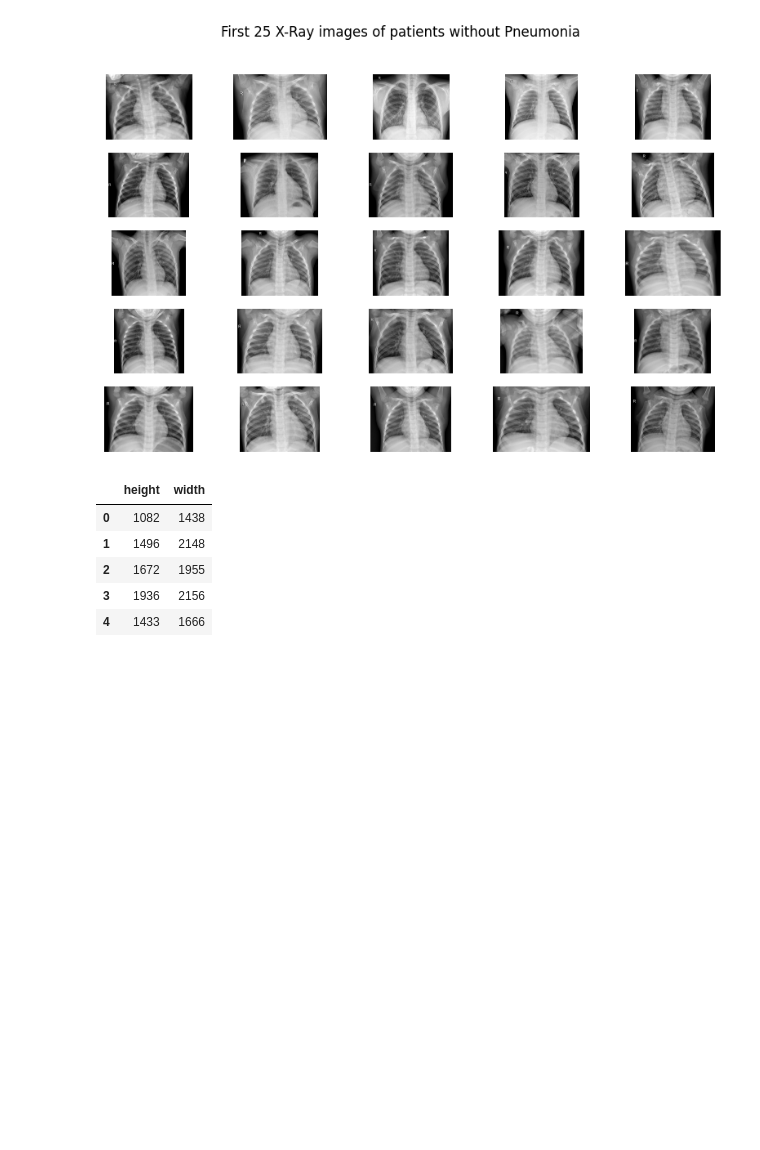
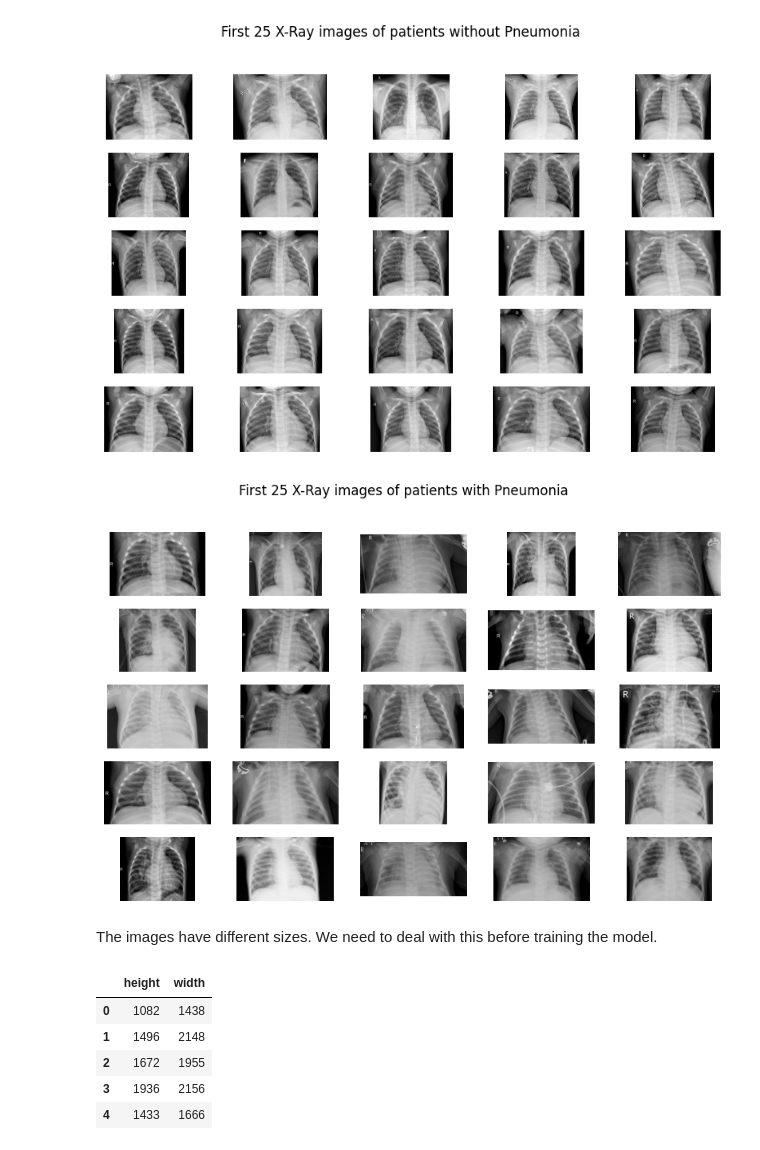
Before and after one commit to sarambulo/Pneumonia_detection, a Jupyter notebook: notebooks/Pneumonia_detection.ipynb, the cells around one changed output. Drawn from its saved outputs; the diff is of its cells as text; code cells hidden in the pictures; blank space fills up the shorter version.

```diff
--- a/notebooks/Pneumonia_detection.ipynb
+++ b/notebooks/Pneumonia_detection.ipynb
@@ -49,4 +54,9 @@ plt.show()
 # %% [output]
 [figure]
 # %%
-X_train_normal = [cv.imread(x.as_posix(), cv.IMREAD_GRAYSCALE) for x in Path(path / "train" / "normal").iterdir()]
+path_generator = Path(path / "train" / "normal").iterdir()
+X_train_normal = []
+for i in range(100):
+    image = cv.imread(next(path_generator).as_posix(), cv.IMREAD_GRAYSCALE)
+    if image is not None:
+        X_train_normal.append(image)
@@ -68,4 +83,20 @@ fig.set_size_inches(10, 6)
 fig.show()
 # %% [output]
 [figure]
+# %%
+fig, axs = plt.subplots(5, 5)
+i = 0
+for row in axs:
+    for ax in row:
+        img = X_train_pneumonia[i]
+        ax.imshow(img, cmap = "gray")
+        ax.axis("off")
+        i += 1
+fig.suptitle("First 25 X-Ray images of patients with Pneumonia")
+fig.set_size_inches(10, 6)
+fig.show()
+# %% [output]
+[figure, added]
+# %% [markdown]
+The images have different sizes. We need to deal with this before training the model.
 # %%
```
Also changed, not shown: parts of 18 cells of this notebook.
